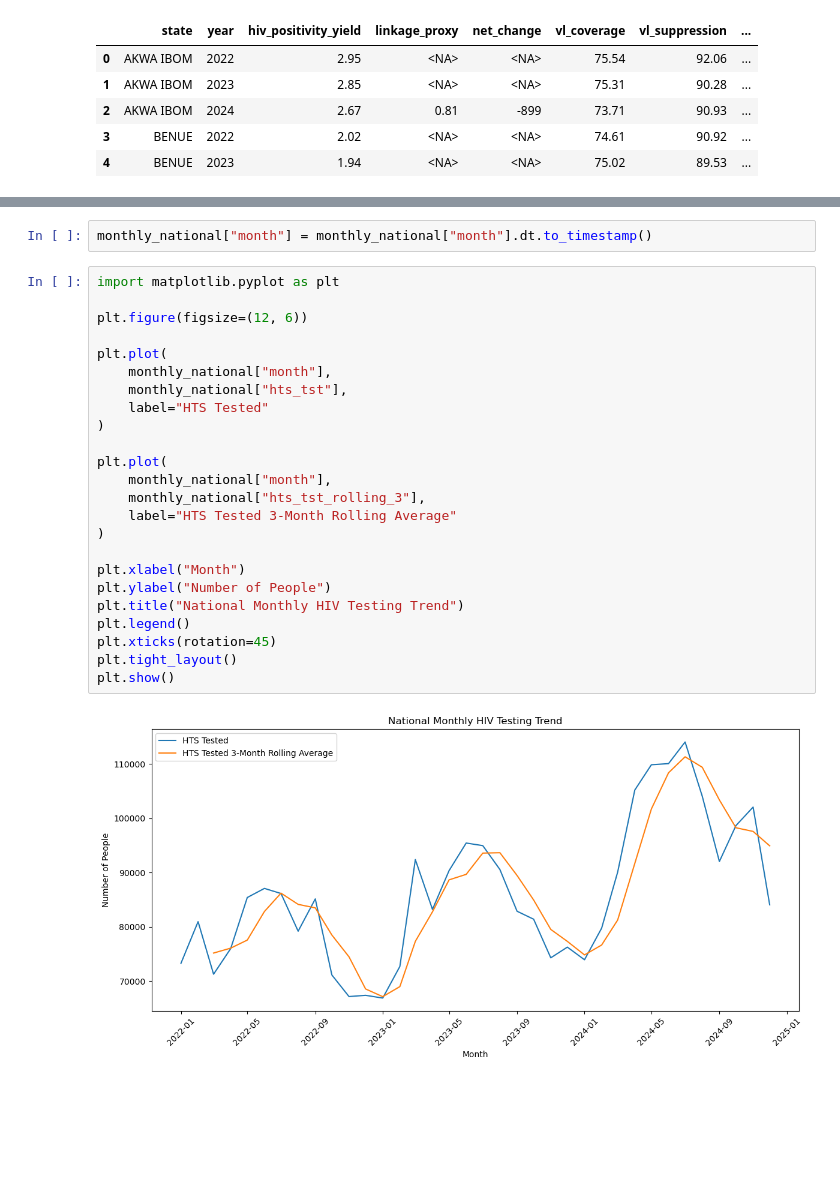
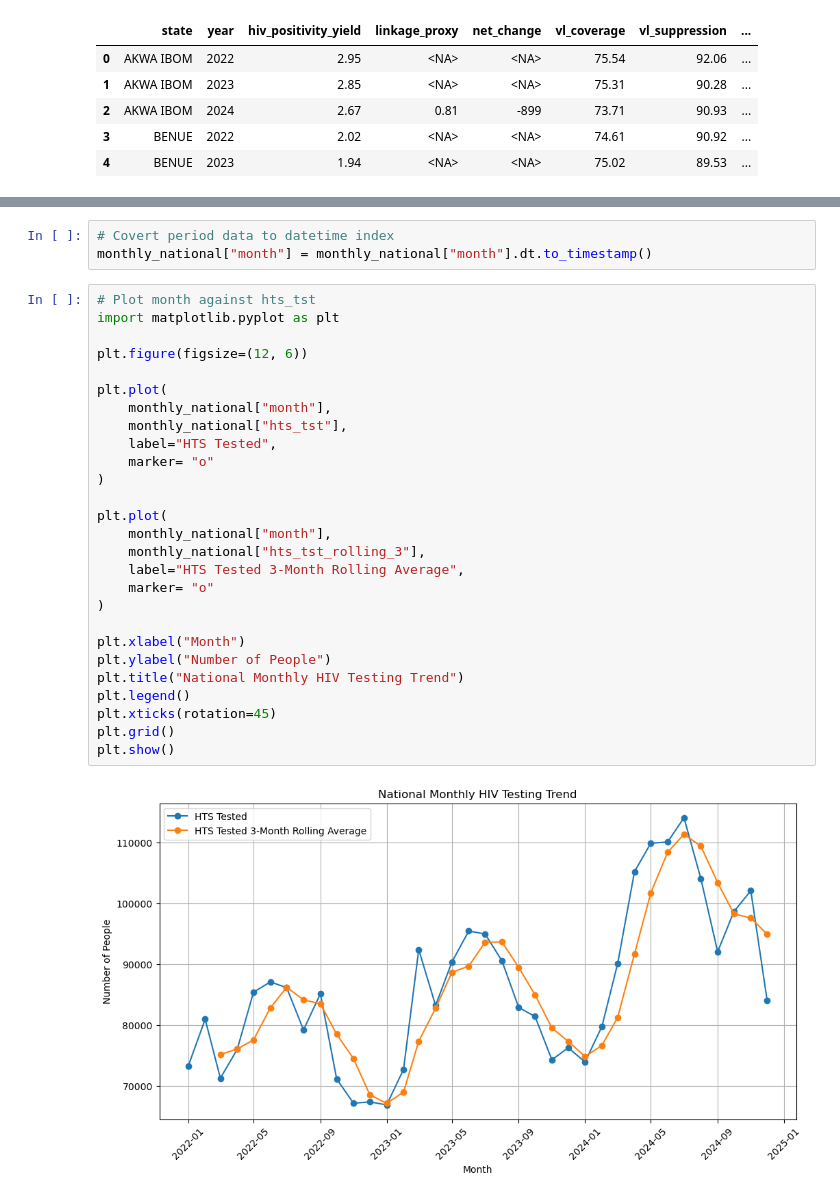
Before and after one commit to AlozieCollins/Intern-dataset-work, a Jupyter notebook: work.ipynb, the cells around one changed output, grey strips where cells are left out. Saved outputs shown, nothing was run; the diff lists cells and outputs as text; blank space fills up the shorter version.

```diff
--- a/work.ipynb
+++ b/work.ipynb
@@ -1593,31 +1599,35 @@ monthly_national.head()
 | 3 | 2022-04 | 76005.0 | 4675.0 | 76079.000000 | 2857.000000 |
 | 4 | 2022-05 | 85401.0 | 6960.0 | 77561.333333 | 4565.000000 |
 # %%
+# Covert period data to datetime index
 monthly_national["month"] = monthly_national["month"].dt.to_timestamp()
 # %%
+# Plot month against hts_tst
 import matplotlib.pyplot as plt
 
 plt.figure(figsize=(12, 6))
 
 plt.plot(
     monthly_national["month"],
     monthly_national["hts_tst"],
-    label="HTS Tested"
+    label="HTS Tested",
+    marker= "o"
 )
 
 plt.plot(
     monthly_national["month"],
     monthly_national["hts_tst_rolling_3"],
-    label="HTS Tested 3-Month Rolling Average"
+    label="HTS Tested 3-Month Rolling Average",
+    marker= "o"
 )
 
 plt.xlabel("Month")
 plt.ylabel("Number of People")
 plt.title("National Monthly HIV Testing Trend")
 plt.legend()
 plt.xticks(rotation=45)
-plt.tight_layout()
+plt.grid()
 plt.show()
 # %% [output]
-[figure, old version]
+[figure, new version]
 # %%
```
Also changed, not shown: parts of 28 cells of this notebook.
